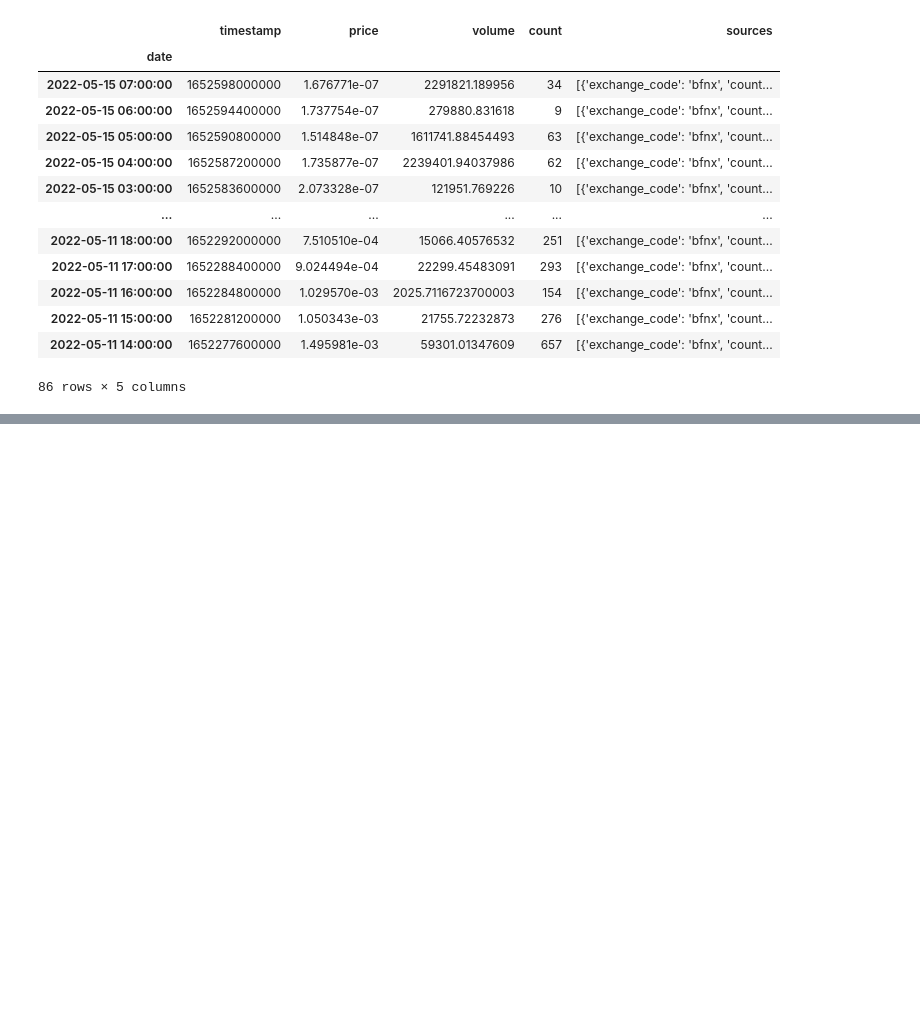
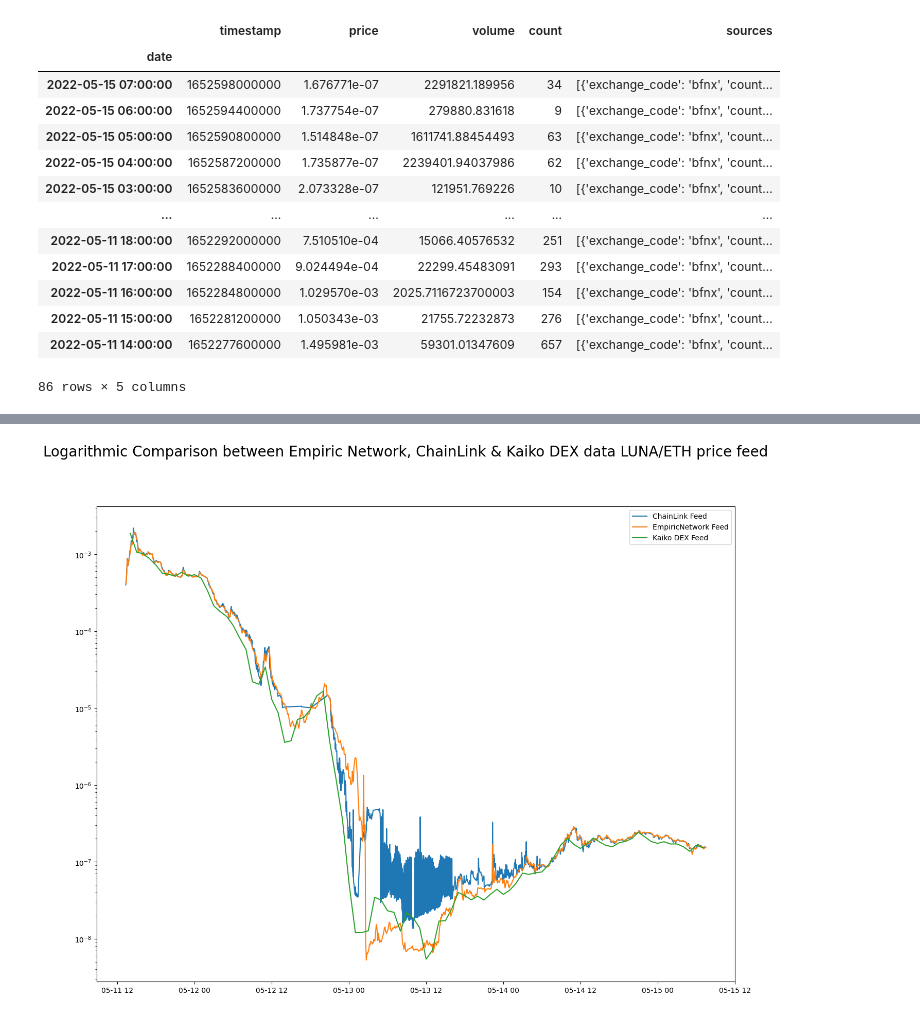
Before and after one commit to ExoMonk/oracle-benchmark, a Jupyter notebook: notebook.ipynb, the cells around one changed output, grey strips where cells are left out. Saved outputs shown, nothing was run; the diff lists cells and outputs as text; code cells hidden in the pictures; blank space fills up the shorter version.

```diff
--- a/notebook.ipynb
+++ b/notebook.ipynb
@@ -209,0 +244,14 @@ plt.show()
+# %%
+KLoader.data = KLoader.data[KLoader.data.timestamp > 1652275000000]
+KLoader.data = KLoader.data[KLoader.data.timestamp < 1652600000000]
+# %%
+fig = plt.figure(figsize=(16, 12))
+
+for feed, name in [(CLLoader.price_feeds, "ChainLink Feed"), (ENLoader.price_feeds, "EmpiricNetwork Feed"), (KLoader.data, "Kaiko DEX Feed")]:
+    plt.plot(feed.index, feed['price'], label=name)
+plt.legend(loc="upper right")
+plt.yscale('log')
+plt.suptitle('Logarithmic Comparison between Empiric Network, ChainLink & Kaiko DEX data LUNA/ETH price feed', fontsize=20)
+plt.show()
+# %% [output]
+[figure, added]
```
Also changed, not shown: parts of 5 cells of this notebook, 1 other file.
